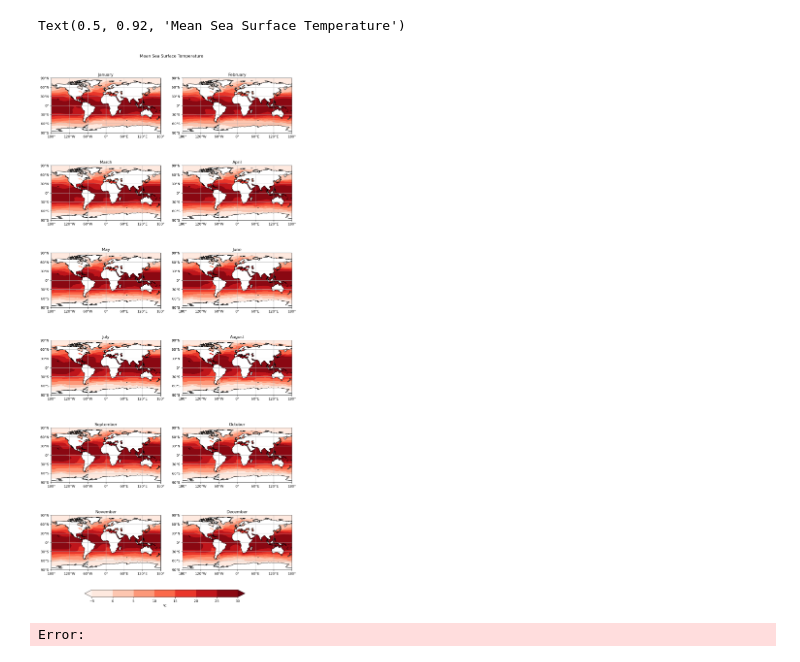
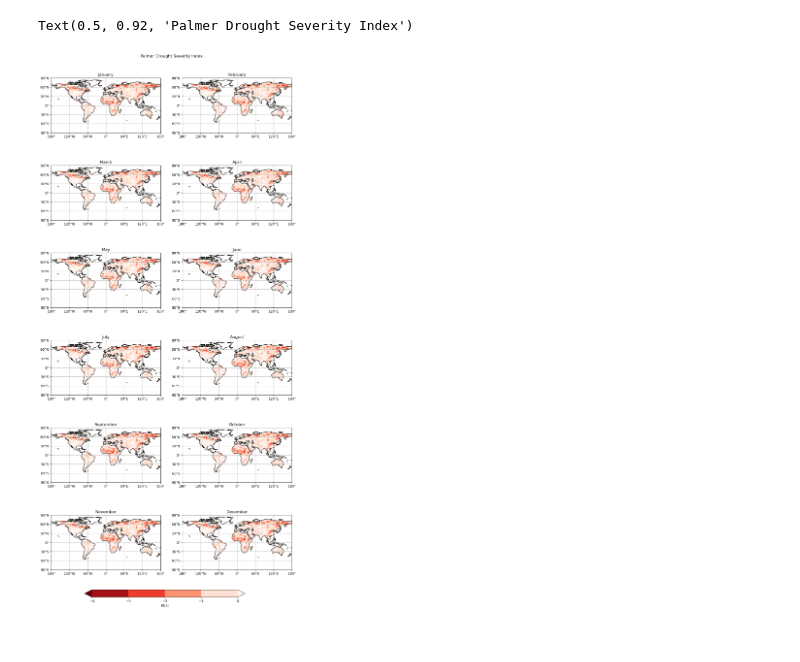
Before and after one commit to wapratt/Assignment1, a Jupyter notebook: Assignment1.ipynb, the cells around one changed output. Saved outputs shown, nothing was run; the diff lists cells and outputs as text; code cells hidden in the pictures.

Commit message:
Update with PDSI data, 2 color options

```diff
--- a/Assignment1.ipynb
+++ b/Assignment1.ipynb
@@ -12,6 +10,6 @@ from urllib.request import urlretrieve
 # %%
-#url = "https://downloads.psl.noaa.gov/Datasets/dai_pdsi/"
-#filename = "pdsi.mon.mean.nc"
-#file = urlretrieve(url, filename)
-#ds_assignment = xr.open_dataset(file, engine= "h5netcdf")
+url = 'https://downloads.psl.noaa.gov/Datasets/dai_pdsi/pdsi.mon.mean.nc'
+ds = xr.open_dataset('pdsi.mon.mean.nc')
+ds_month = ds.groupby('time.month').mean()
+ds_month
 # %% [output]
@@ -31,5 +67,5 @@ ImportError: `fsspec` is required to use zarr's FSStore
 # %%
-clevs=np.arange(-5,31,5)
+clevs=np.arange(-4,1,1)
 
 fig, axs = plt.subplots(nrows=6,ncols=2,
                         subplot_kw={'projection': ccrs.PlateCarree()},
@@ -37,39 +73,40 @@ fig, axs = plt.subplots(nrows=6,ncols=2,
 
 axs=axs.flatten(order = 'C')
 
 for i, month in enumerate(ds_month['month']):
 
-        data=ds_month['sst'].sel(month=month)
+        data=ds_month['pdsi'].sel(month=month)
 
-        data,lons=add_cyclic_point(data,coord=ds_month['lon'])
+        #data,lons=add_cyclic_point(data,coord=ds_month['lon'])
 
-        cs=axs[i].contourf(lons,ds_month['lat'],data,clevs,
+        cs=axs[i].contourf(ds_month['lon'],#lons,
+                        ds_month['lat'],
+                        data,clevs,
                           transform = ccrs.PlateCarree(),
-                          cmap='Reds',extend='both')
+                          cmap='Reds_r',extend='both')
 
         axs[i].set_title(calendar.month_name[month.values])
 
         axs[i].set_xticks(np.arange(-180,181,60), crs=ccrs.PlateCarree())
         lon_formatter = cticker.LongitudeFormatter()
         axs[i].xaxis.set_major_formatter(lon_formatter)
 
         axs[i].set_yticks(np.arange(-90,91,30), crs=ccrs.PlateCarree())
         lat_formatter = cticker.LatitudeFormatter()
         axs[i].yaxis.set_major_formatter(lat_formatter)
 
         axs[i].gridlines()
 
         axs[i].coastlines()
 
 fig.subplots_adjust(bottom=0.2, top=0.9, left=0.05, right=0.95,
                     wspace=0.2, hspace=0.2)
 
 cbar_ax = fig.add_axes([0.175, 0.175, 0.6, 0.01])
 
-cbar=fig.colorbar(cs, cax=cbar_ax, orientation='horizontal', label='\u00b0C')
+cbar=fig.colorbar(cs, cax=cbar_ax, orientation='horizontal', label='PDSI')
 
-plt.suptitle('Mean Sea Surface Temperature', y= .92)
+plt.suptitle('Palmer Drought Severity Index', y= .92)
 # %% [output]
-Text(0.5, 0.92, 'Mean Sea Surface Temperature')
+Text(0.5, 0.92, 'Palmer Drought Severity Index')
-[figure, old version]
+[figure, new version]
-Error:
```
Also changed, not shown: parts of 5 cells of this notebook.
